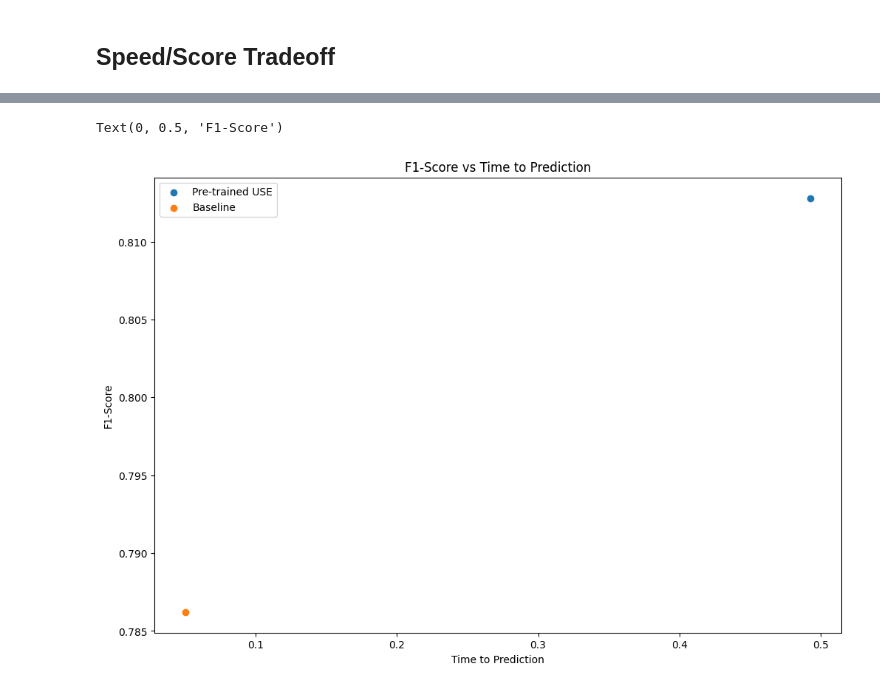
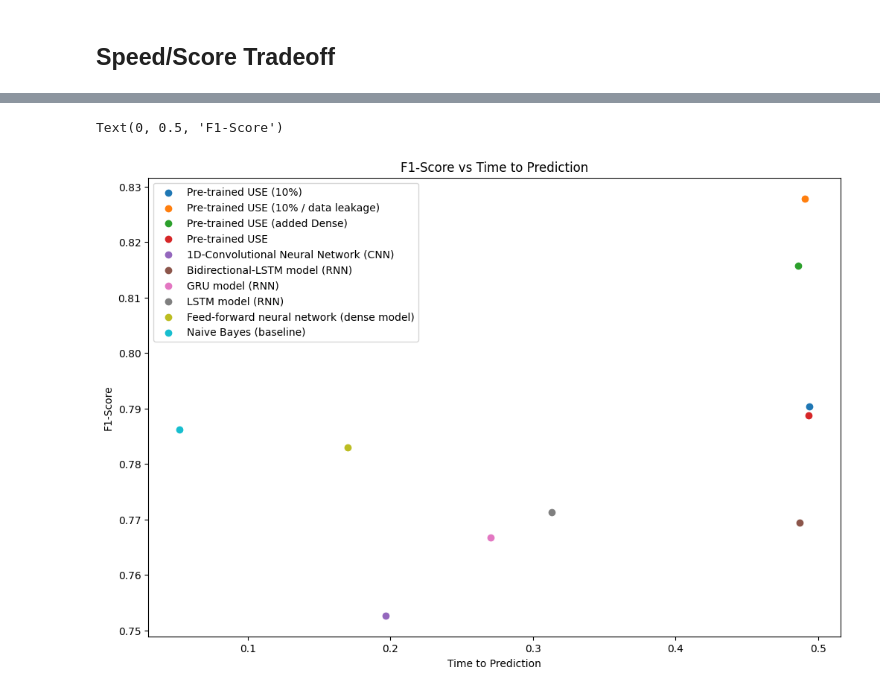
Before and after one commit to mpolinowski/tf-nlp-2023, a Jupyter notebook: 01_tensorflow_nlp_seq2seq_desaster_tweets.ipynb, the cells around one changed output, grey strips where cells are left out. Drawn from its saved outputs; the diff is of its cells as text; code cells hidden in the pictures.

Commit message:
added model comparison

```diff
--- a/01_tensorflow_nlp_seq2seq_desaster_tweets.ipynb
+++ b/01_tensorflow_nlp_seq2seq_desaster_tweets.ipynb
@@ -2501,13 +2559,21 @@ array([<AxesSubplot: title={'center': 'TimeToPrediction'}>,
 # %%
 plt.figure(figsize=(12, 8))
-plt.scatter(model_6_time_to_prediction, model_6a_metrics['f1'], label='Pre-trained USE')
-plt.scatter(model_0_time_to_prediction, baseline_metrics['f1'], label='Baseline')
+plt.scatter(model_6c_time_to_prediction, model_6c_metrics['f1'], label='Pre-trained USE (10%)')
+plt.scatter(model_6b_time_to_prediction, model_6b_metrics['f1'], label='Pre-trained USE (10% / data leakage)')
+plt.scatter(model_6a_time_to_prediction, model_6a_metrics['f1'], label='Pre-trained USE (added Dense)')
+plt.scatter(model_6_time_to_prediction, model_6_metrics['f1'], label='Pre-trained USE')
+plt.scatter(model_5_time_to_prediction, model_5_metrics['f1'], label='1D-Convolutional Neural Network (CNN)')
+plt.scatter(model_4_time_to_prediction, model_4_metrics['f1'], label='Bidirectional-LSTM model (RNN)')
+plt.scatter(model_3_time_to_prediction, model_3_metrics['f1'], label='GRU model (RNN)')
+plt.scatter(model_2_time_to_prediction, model_2_metrics['f1'], label='LSTM model (RNN)')
+plt.scatter(model_1_time_to_prediction, model_1_metrics['f1'], label='Feed-forward neural network (dense model)')
+plt.scatter(model_0_time_to_prediction, baseline_metrics['f1'], label='Naive Bayes (baseline)')
 plt.legend()
 plt.title("F1-Score vs Time to Prediction")
 plt.xlabel('Time to Prediction')
 plt.ylabel('F1-Score')
 # %% [output]
 Text(0, 0.5, 'F1-Score')
-[figure, old version]
+[figure, new version]
 # %% [markdown]
 ![(Re) Introduction to Tensorflow Natural Language Processing](./assets/tf_nlp_desaster_tweets_06.png)
```
Also changed, not shown: parts of 75 cells of this notebook, 4 other files.
